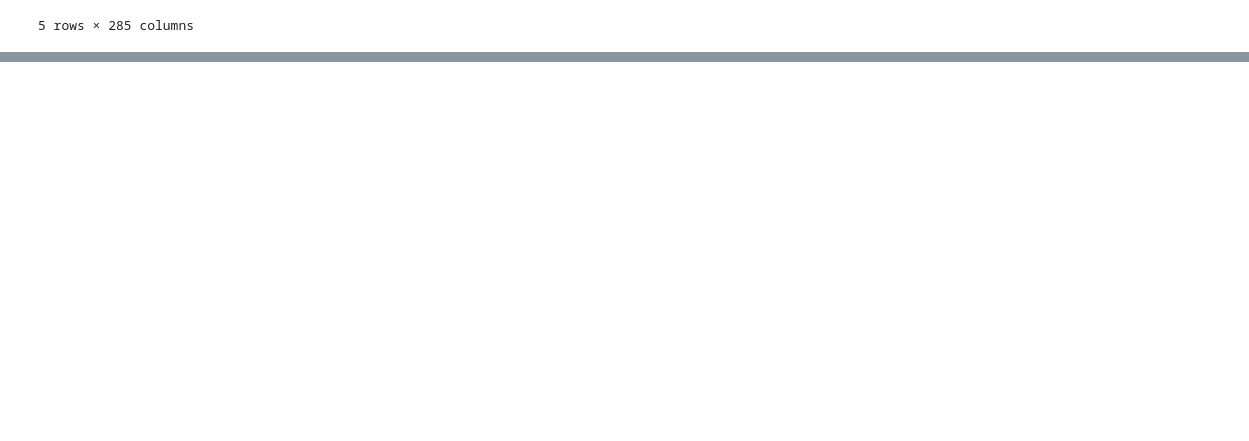
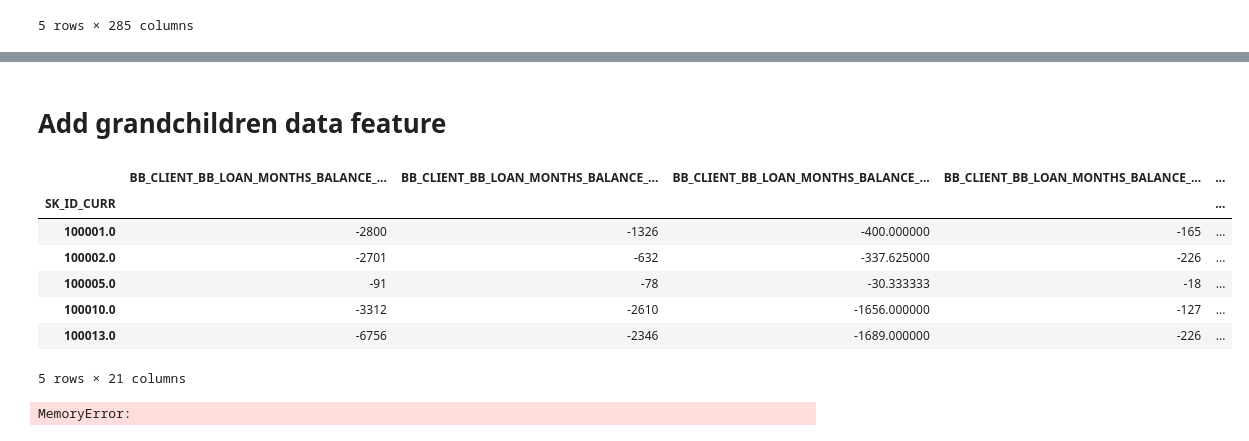
Before and after one commit to haataa/Home-Credit-Default-Risk, a Jupyter notebook: train.ipynb, the cells around one changed output, grey strips where cells are left out. Cells and saved outputs as stored; diff of their text form; code cells hidden in the pictures; blank space fills up the shorter version.

Commit message:
feat:add grandchild features

```diff
--- a/train.ipynb
+++ b/train.ipynb
@@ -450,0 +456,28 @@ get_submission(app_clean_fiveth,'./data/submission_fiveth.csv')
+# %% [markdown]
+# Add grandchildren data feature
+# %%
+# Aggregate data at the loan level
+bureau_balance = read_check_data("./data/bureau_balance.csv")
+bureau_balance_agg_loan = agg_numeric(bureau_balance, 'SK_ID_BUREAU', 'BB_LOAN')
+bureau_balance_agg_loan.head()
+# Get the grandparent variable back in the data
+bureau_balance_agg_loan = bureau_balance_agg_loan.merge(bureau[['SK_ID_BUREAU', 'SK_ID_CURR']],
+                                                        on = 'SK_ID_BUREAU', how = 'left')
+# Aggregate the previous loans for each client
+bureau_balance_agg_client = agg_numeric(bureau_balance_agg_loan, 'SK_ID_CURR', 'BB_CLIENT')
+bureau_balance_agg_client.head()
+# %% [output]
+|  | BB_CLIENT_BB_LOAN_MONTHS_BALANCE_... | BB_CLIENT_BB_LOAN_MONTHS_BALANCE_... | BB_CLIENT_BB_LOAN_MONTHS_BALANCE_... | BB_CLIENT_BB_LOAN_MONTHS_BALANCE_... | ... |
+| SK_ID_CURR |  |  |  |  | ... |
+| 100001.0 | -2800 | -1326 | -400.000000 | -165 | ... |
+| 100002.0 | -2701 | -632 | -337.625000 | -226 | ... |
+| 100005.0 | -91 | -78 | -30.333333 | -18 | ... |
+| 100010.0 | -3312 | -2610 | -1656.000000 | -127 | ... |
+| 100013.0 | -6756 | -2346 | -1689.000000 | -226 | ... |
+5 rows × 21 columns
+# %%
+app_clean_sixth = pd.merge(app_clean_fiveth,bureau_balance_agg_client,
+                           on='SK_ID_CURR',how='left')
+get_submission(app_clean_sixth,'./data/submission_sixth.csv')
+# %% [output]
+MemoryError:
```
Also changed, not shown: parts of 1 cell of this notebook, 1 other file.
